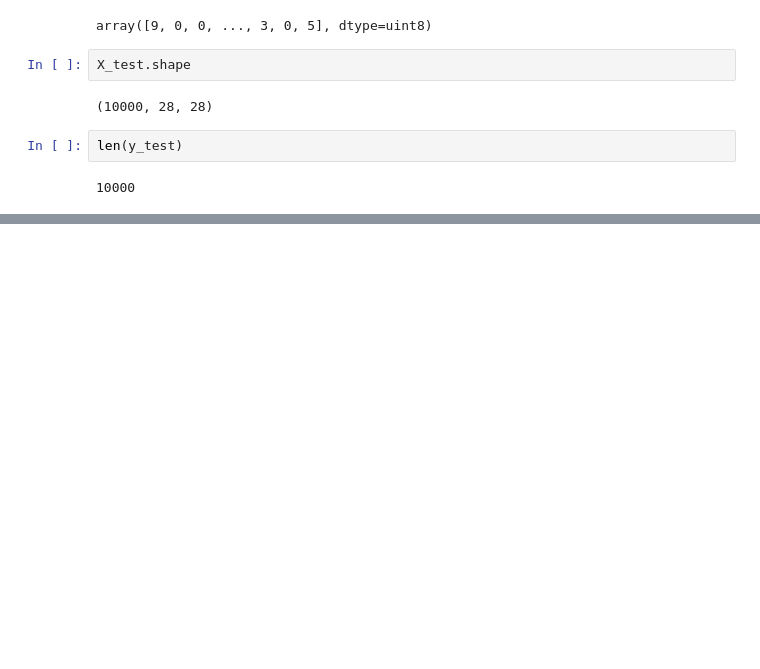
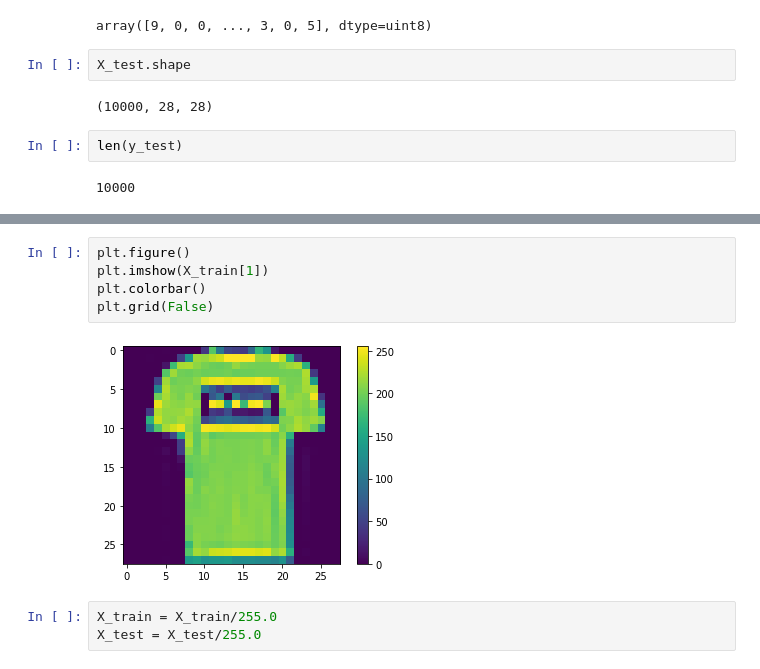
Before and after one commit to shuvo1165/Machine-Learning, a Jupyter notebook: Fashion_MNIST.ipynb, the cells around one changed output, grey strips where cells are left out. Saved outputs shown, nothing was run; the diff lists cells and outputs as text; blank space fills up the shorter version.

```diff
--- a/Fashion_MNIST.ipynb
+++ b/Fashion_MNIST.ipynb
@@ -58,0 +87,10 @@ len(y_test)
+# %%
+plt.figure()
+plt.imshow(X_train[1])
+plt.colorbar()
+plt.grid(False)
+# %% [output]
+[figure, added]
+# %%
+X_train = X_train/255.0
+X_test = X_test/255.0
```
Also changed, not shown: parts of 28 cells of this notebook.
